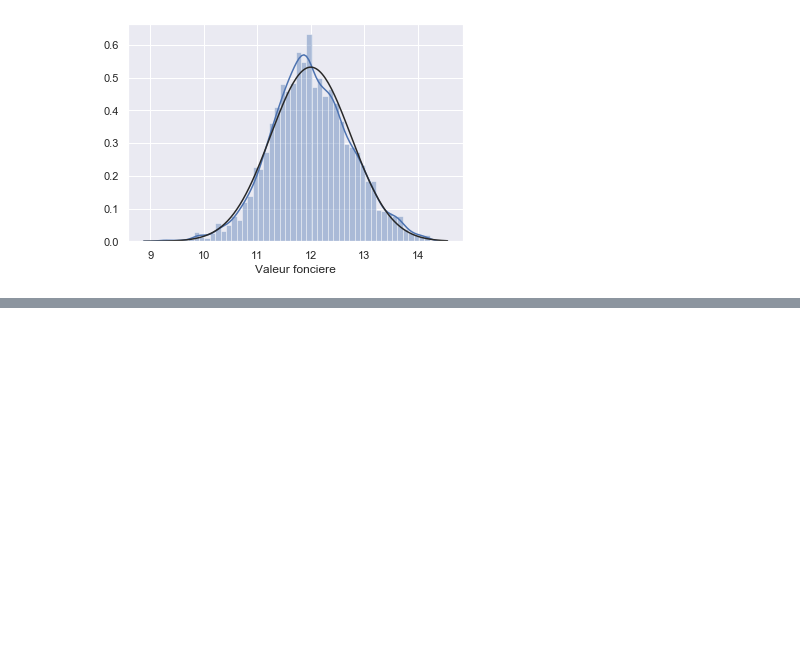
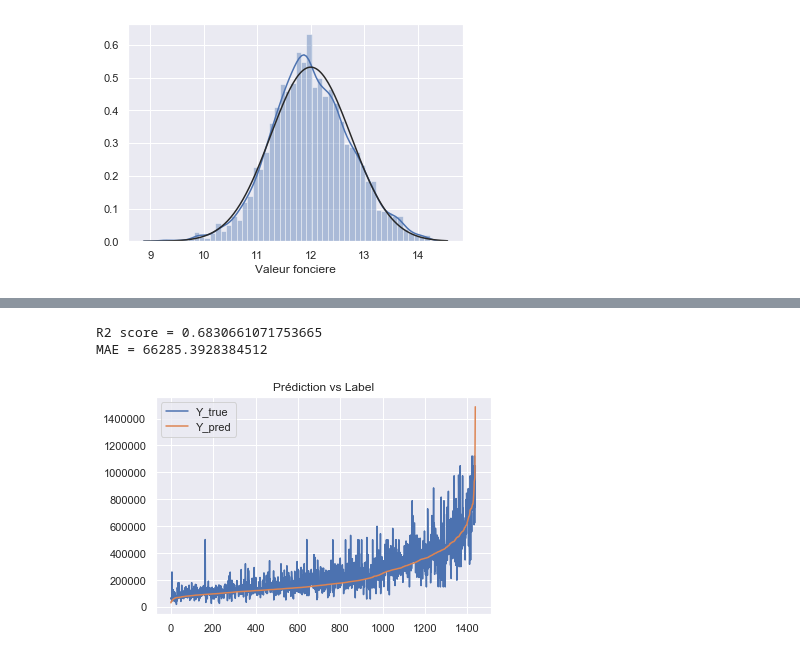
Before and after one commit to C18andre/CoveaModele, a Jupyter notebook: Presentation.ipynb, the cells around one changed output, grey strips where cells are left out. Saved outputs shown, nothing was run; the diff lists cells and outputs as text; code cells hidden in the pictures; blank space fills up the shorter version.

```diff
--- a/Presentation.ipynb
+++ b/Presentation.ipynb
@@ -152,0 +255,38 @@ analyze_training(results_marseille_xgb)
+# %%
+# Présentation des résultats finaux
+
+test_marseille_rfr = pd.read_csv('Projet/Results/RFR_test_MARSEILLE_13.csv')
+test_marseille_xgb = pd.read_csv('Projet/Results/XGB_test_MARSEILLE_13.csv')
+test_marseille_nn = pd.read_csv('Projet/Results/NN_test_MARSEILLE_13.csv')
+
+test_nantes_rfr = pd.read_csv('Projet/Results/RFR_test_NANTES_44.csv')
+test_nantes_xgb = pd.read_csv('Projet/Results/XGB_test_NANTES_44.csv')
+test_nantes_nn = pd.read_csv('Projet/Results/NN_test_NANTES_44.csv')
+
+test_lyon_rfr = pd.read_csv('Projet/Results/RFR_test_LYON_69.csv')
+test_lyon_xgb = pd.read_csv('Projet/Results/XGB_test_LYON_69.csv')
+test_lyon_nn = pd.read_csv('Projet/Results/NN_test_LYON_69.csv')
+
+# Fonction
+def plotTest(df) :
+    data = df.copy()
+    data = data.sort_values(by=['Y_pred'],ascending = [True])
+    data.reset_index(inplace = True,drop = True)
+    print("")
+    print("R2 score = {}".format(r2_score(data['Y_true'],data['Y_pred'])))
+    print("MAE = {}".format(mean_absolute_error(data['Y_true'],data['Y_pred'])))
+    plt.title("Prédiction vs Label")
+    plt.plot(data['Y_true'])
+    plt.plot(data['Y_pred'])
+    plt.legend(['Y_true','Y_pred'])
+    plt.show()
+# %%
+# Meilleur prédiction possible R2 = 1.0
+
+plotTest(test_marseille_xgb)
+plotTest(test_marseille_)
+plotTest(test_marseille_xgb)
+# %% [output]
+R2 score = 0.6830661071753665
+MAE = 66285.3928384512
+[figure, added]
```
Also changed, not shown: parts of 20 cells of this notebook, 20 other files.
